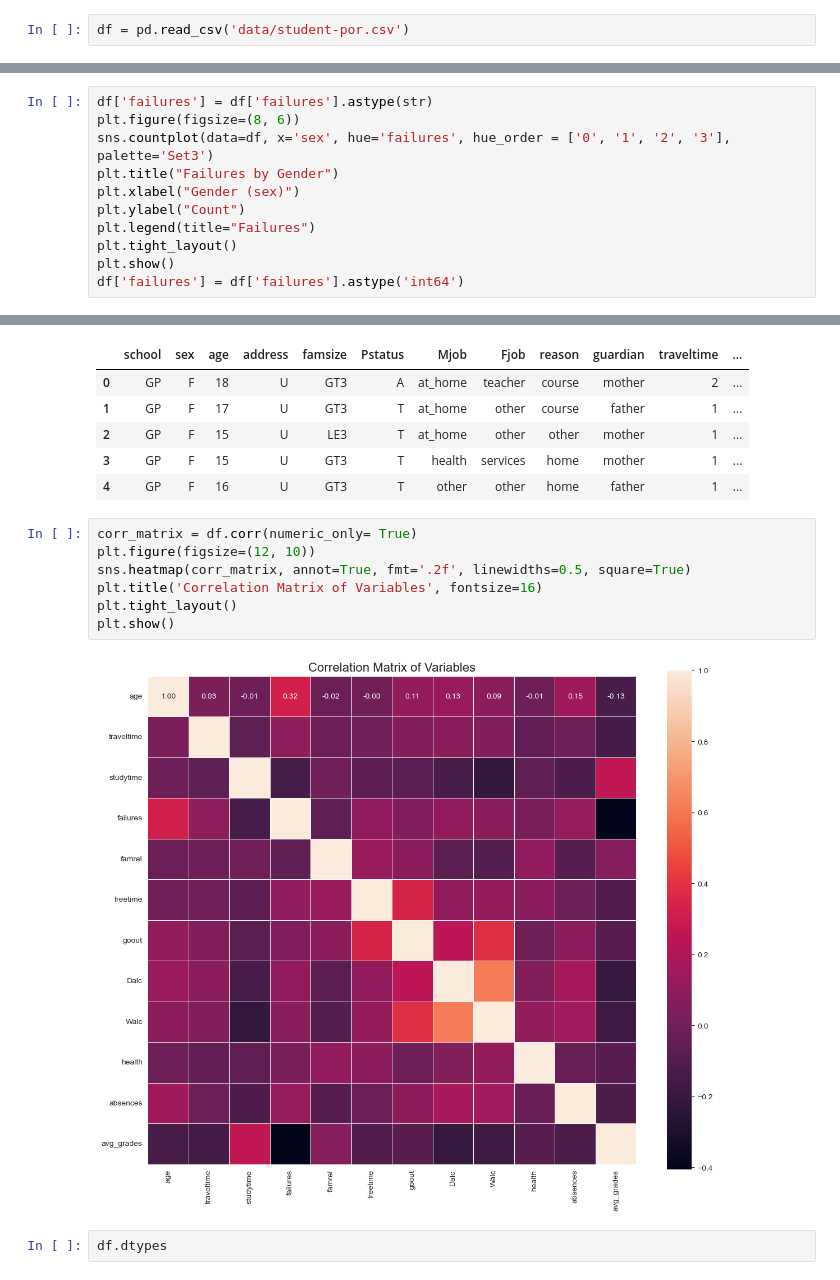
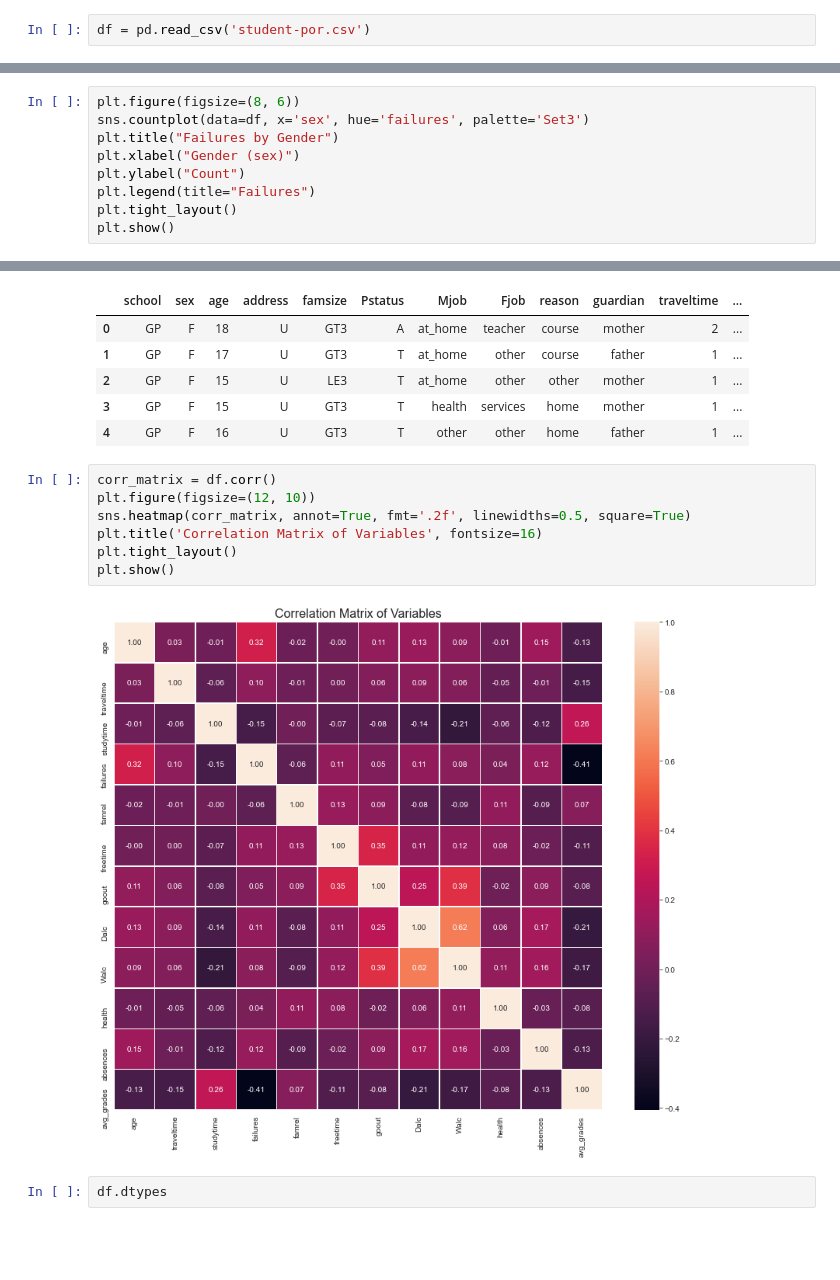
Before and after one commit to rb23abm/Behavioral-and-Alcohol-Consumption-Data-Driven-Models-for-Academic-Success-Prediction, a Jupyter notebook: code.ipynb, the cells around one changed output, grey strips where cells are left out. Cells and saved outputs as stored; diff of their text form; blank space fills up the shorter version.

```diff
--- a/code.ipynb
+++ b/code.ipynb
@@ -7,7 +7,7 @@ import seaborn as sns
 import warnings
 warnings.filterwarnings('ignore')
 # %%
-df = pd.read_csv('data/student-por.csv')
+df = pd.read_csv('student-por.csv')
 # %%
 pd.set_option('display.max_columns', None)
 # %%
@@ -208,16 +211,14 @@ plt.show()
 # %% [output]
 [figure]
 # %%
-df['failures'] = df['failures'].astype(str)
 plt.figure(figsize=(8, 6))
-sns.countplot(data=df, x='sex', hue='failures', hue_order = ['0', '1', '2', '3'], palette='Set3')
+sns.countplot(data=df, x='sex', hue='failures', palette='Set3')
 plt.title("Failures by Gender")
 plt.xlabel("Gender (sex)")
 plt.ylabel("Count")
 plt.legend(title="Failures")
 plt.tight_layout()
 plt.show()
-df['failures'] = df['failures'].astype('int64')
 # %% [output]
 [figure]
 # %%
@@ -388,14 +395,14 @@ df.head()
 | 3 | GP | F | 15 | U | GT3 | T | health | services | home | mother | 1 | ... |
 | 4 | GP | F | 16 | U | GT3 | T | other | other | home | father | 1 | ... |
 # %%
-corr_matrix = df.corr(numeric_only= True)
+corr_matrix = df.corr()
 plt.figure(figsize=(12, 10))
 sns.heatmap(corr_matrix, annot=True, fmt='.2f', linewidths=0.5, square=True)
 plt.title('Correlation Matrix of Variables', fontsize=16)
 plt.tight_layout()
 plt.show()
 # %% [output]
-[figure, old version]
+[figure, new version]
 # %%
 df.dtypes
 # %% [output]
```
Also changed, not shown: parts of 29 cells of this notebook.
